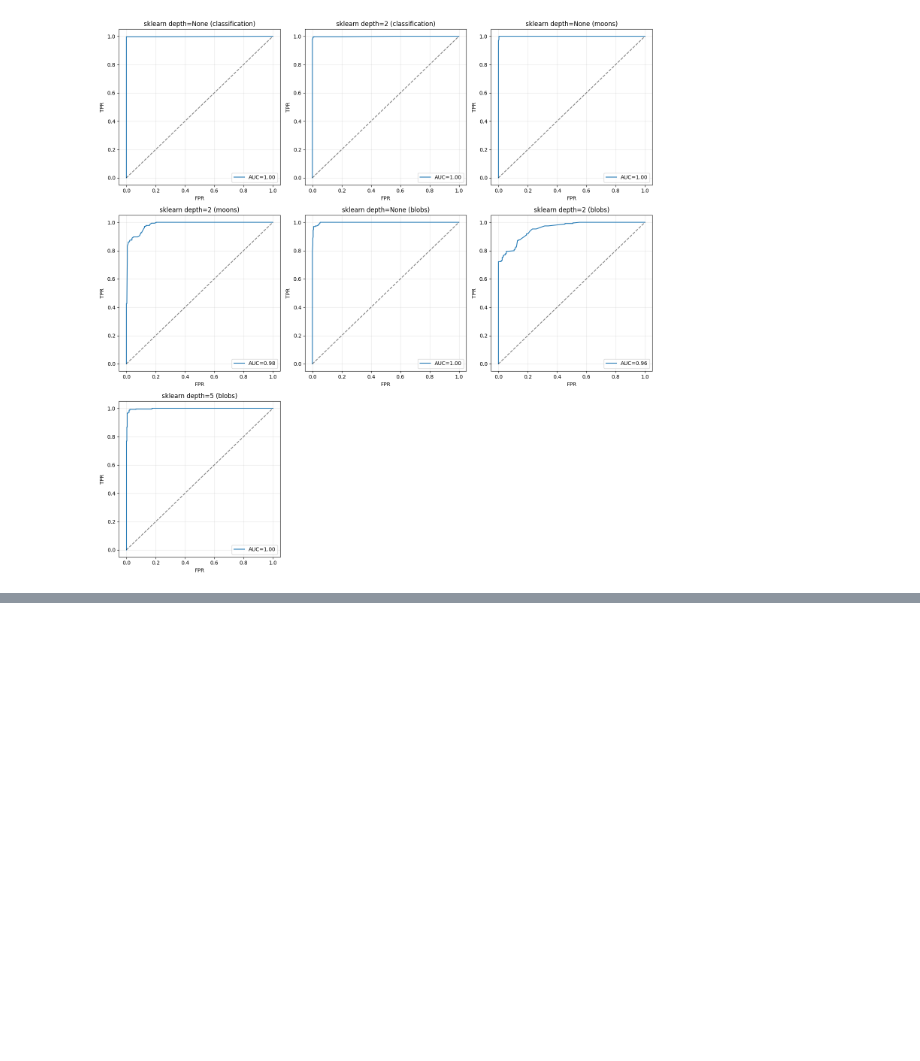
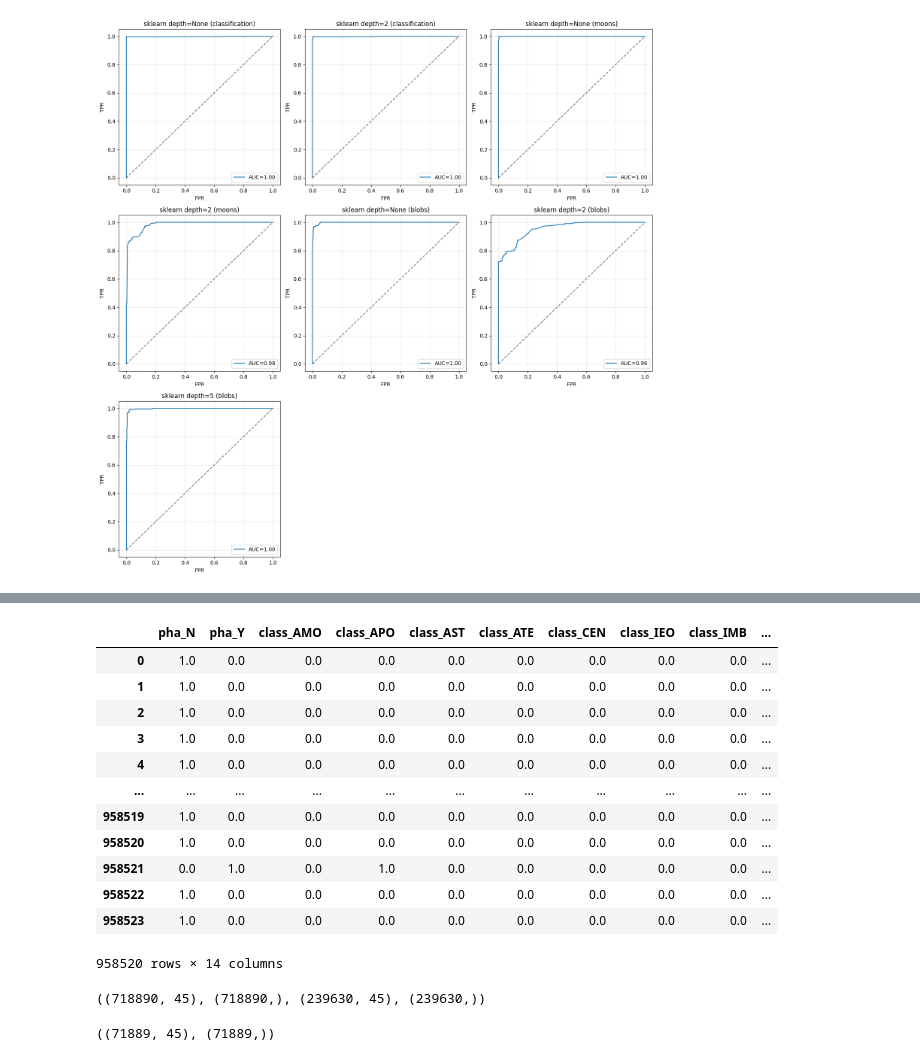
Before and after one commit to adamzsl/master-studies, a Jupyter notebook: random_forest/random_forest.ipynb, the cells around one changed output, grey strips where cells are left out. Drawn from its saved outputs; the diff is of its cells as text; code cells hidden in the pictures; blank space fills up the shorter version.

```diff
--- a/random_forest/random_forest.ipynb
+++ b/random_forest/random_forest.ipynb
@@ -289,0 +415,10 @@ plt.show()
+# %%
+for col in X.columns:
+    if pd.api.types.is_numeric_dtype(X[col]):
+        # Numeric column
+        # print(f"Numeric {col}: {X[col].iloc[-1]}")
+        pass
+    else:
+        # Categorical column (object, string, category, etc.)
+        # print(f"Categorical {col}: {X[col].iloc[-1]}")
+        print(f"{col}: {X[col].nunique()}\n")
@@ -289,0 +441,12 @@ plt.show()
+# %%
+X = X.drop(columns=['pdes', 'equinox', 'orbit_id'])
+# %%
+# Fill missing values
+for col in X.columns:
+    if pd.api.types.is_numeric_dtype(X[col]):
+        # Numeric column (int, float)
+        X.loc[:,col] = X[col].fillna(X[col].mean())
+    else:
+        # Categorical column (object, string, category, etc.)
+        X.loc[:,col] = X[col].fillna(X[col].mode()[0])
+        X[col] = X[col].astype(str)
@@ -289,0 +457,6 @@ plt.show()
+# %%
+cols_to_encode = []
+for col in X.columns:
+    if not pd.api.types.is_numeric_dtype(X[col]):
+        cols_to_encode.append(col)
+        print(X[col].value_counts(), "\n")
@@ -289,0 +483,18 @@ plt.show()
+# %%
+enc = OneHotEncoder(handle_unknown='error', sparse_output = False).set_output(transform='pandas')
+enc_transformed = enc.fit_transform(X[cols_to_encode])
+enc_transformed
+# %% [output]
+|  | pha_N | pha_Y | class_AMO | class_APO | class_AST | class_ATE | class_CEN | class_IEO | class_IMB | ... |
+| 0 | 1.0 | 0.0 | 0.0 | 0.0 | 0.0 | 0.0 | 0.0 | 0.0 | 0.0 | ... |
+| 1 | 1.0 | 0.0 | 0.0 | 0.0 | 0.0 | 0.0 | 0.0 | 0.0 | 0.0 | ... |
+| 2 | 1.0 | 0.0 | 0.0 | 0.0 | 0.0 | 0.0 | 0.0 | 0.0 | 0.0 | ... |
+| 3 | 1.0 | 0.0 | 0.0 | 0.0 | 0.0 | 0.0 | 0.0 | 0.0 | 0.0 | ... |
+| 4 | 1.0 | 0.0 | 0.0 | 0.0 | 0.0 | 0.0 | 0.0 | 0.0 | 0.0 | ... |
+| ... | ... | ... | ... | ... | ... | ... | ... | ... | ... | ... |
+| 958519 | 1.0 | 0.0 | 0.0 | 0.0 | 0.0 | 0.0 | 0.0 | 0.0 | 0.0 | ... |
+| 958520 | 1.0 | 0.0 | 0.0 | 0.0 | 0.0 | 0.0 | 0.0 | 0.0 | 0.0 | ... |
+| 958521 | 0.0 | 1.0 | 0.0 | 1.0 | 0.0 | 0.0 | 0.0 | 0.0 | 0.0 | ... |
+| 958522 | 1.0 | 0.0 | 0.0 | 0.0 | 0.0 | 0.0 | 0.0 | 0.0 | 0.0 | ... |
+| 958523 | 1.0 | 0.0 | 0.0 | 0.0 | 0.0 | 0.0 | 0.0 | 0.0 | 0.0 | ... |
+958520 rows × 14 columns
@@ -289,0 +503,10 @@ plt.show()
+# %%
+X_train, X_test, y_train, y_test = train_test_split(X, y, random_state=295202, stratify=y)
+X_train.shape, y_train.shape, X_test.shape, y_test.shape
+# %% [output]
+((718890, 45), (718890,), (239630, 45), (239630,))
+# %%
+X_small, _, y_small, _ = train_test_split(X_train, y_train, train_size=0.1, stratify=y_train, random_state=259202)
+X_small.shape, y_small.shape
+# %% [output]
+((71889, 45), (71889,))
```
Also changed, not shown: parts of 45 cells of this notebook.
